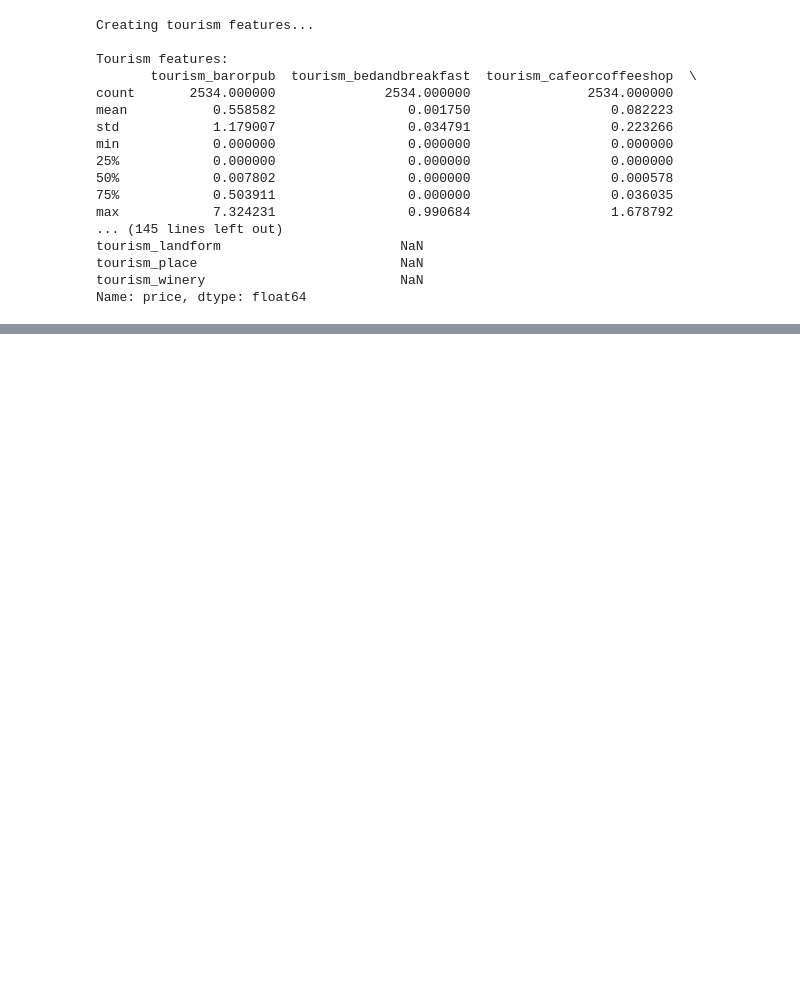
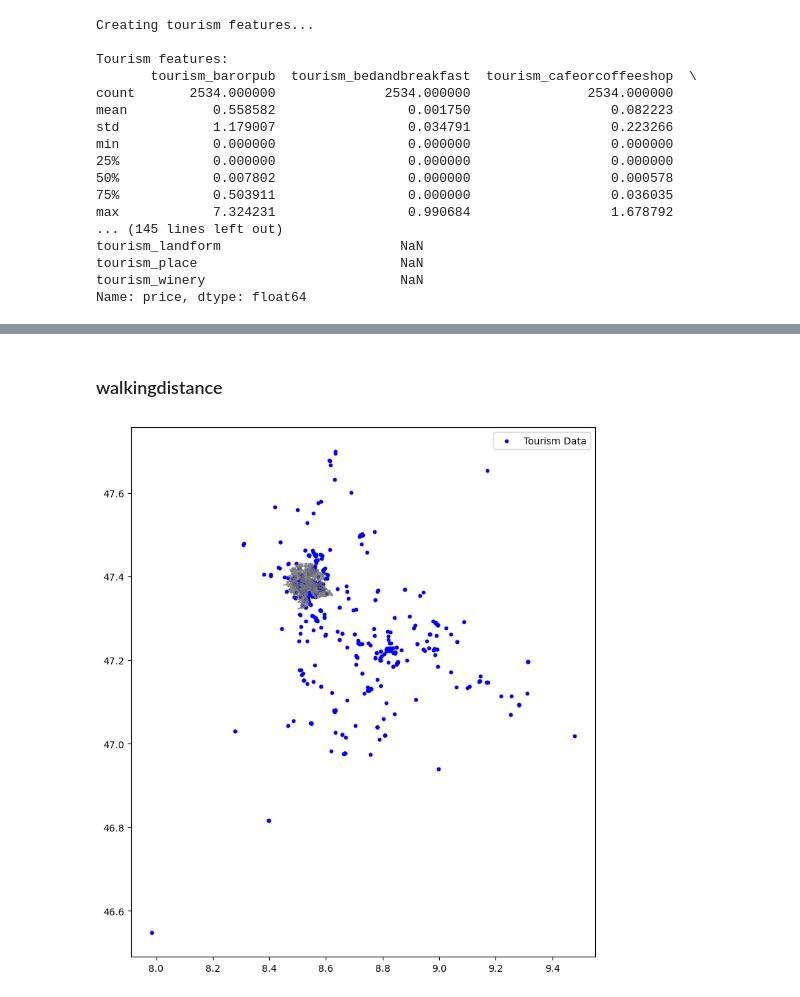
Before and after one commit to gerome-rac/DSF, a Jupyter notebook: data_analysis/airbnb.ipynb, the cells around one changed output, grey strips where cells are left out. Saved outputs shown, nothing was run; the diff lists cells and outputs as text; code cells hidden in the pictures; blank space fills up the shorter version.

```diff
--- a/data_analysis/airbnb.ipynb
+++ b/data_analysis/airbnb.ipynb
@@ -515,6 +534,8 @@ for category, items in data_quality.items():
 # %%
 tourism_data = pd.read_csv("../local_data/tourism.csv").dropna()
 noise_data = pd.read_csv("../local_data/noise_data_cleaned.csv").dropna()
+statistical_zones = gpd.read_file("../local_data/statistical_zones_cleaned.geojson").dropna()
+street_network = gpd.read_file("../local_data/street_data_cleaned.geojson").dropna()
 # %% [markdown]
 ## distance features
 # %%
@@ -783,0 +831,2 @@ listings_with_tourism.join(listings_with_noise.filter(noise_cols)).to_csv(
+# %% [markdown]
+### walkingdistance
@@ -783,0 +926,12 @@ listings_with_tourism.join(listings_with_noise.filter(noise_cols)).to_csv(
+# %%
+
+fig, ax = plt.subplots(figsize=(10, 10))
+street_network.plot(ax=ax, color='gray', linewidth=0.5)
+
+# Plot each entry in tourism_data
+ax.scatter(tourism_data['longitude'], tourism_data['latitude'], c='blue', s=10, label='Tourism Data')
+
+plt.legend()
+plt.show()
+# %% [output]
+[figure, added]
```
Also changed, not shown: parts of 12 cells of this notebook, 2 other files.
